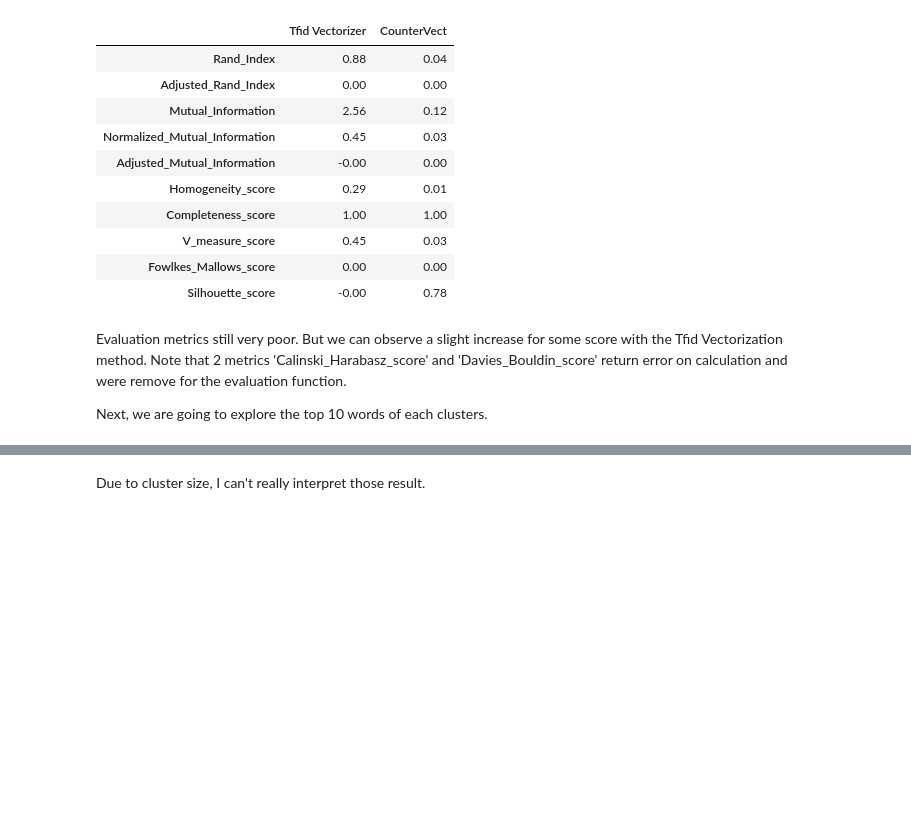
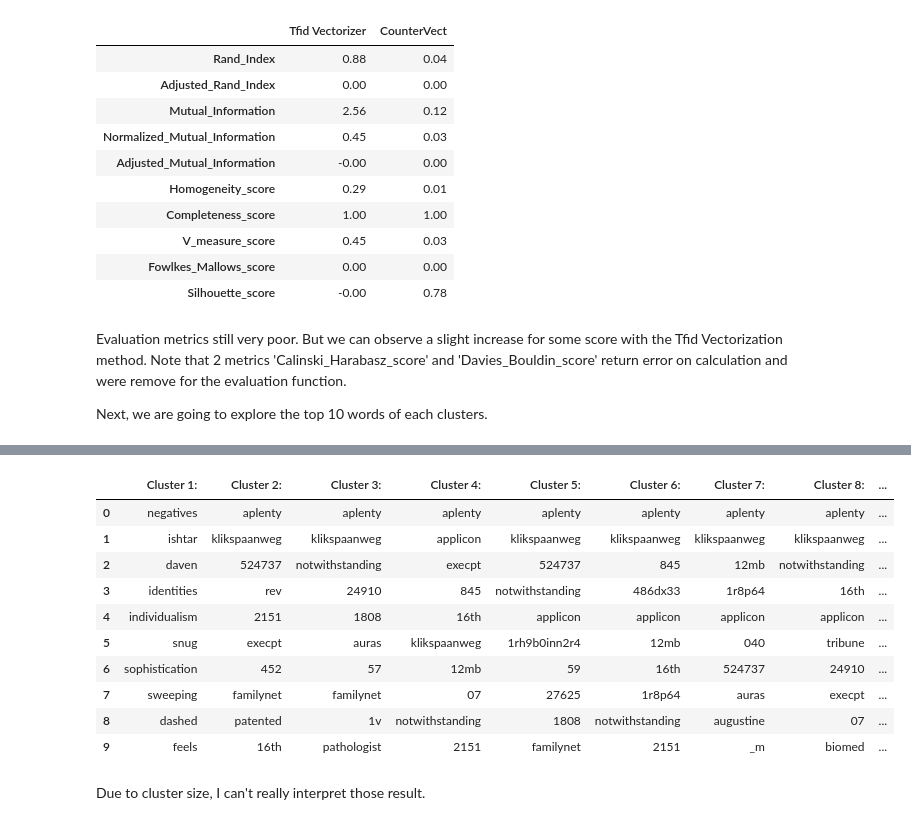
Before and after one commit to FabienS2A/simplon_datai_2025, a Jupyter notebook: notebook/20newsgroup_clust_bis.ipynb, the cells around one changed output, grey strips where cells are left out. Saved outputs shown, nothing was run; the diff lists cells and outputs as text; code cells hidden in the pictures; blank space fills up the shorter version.

```diff
--- a/notebook/20newsgroup_clust_bis.ipynb
+++ b/notebook/20newsgroup_clust_bis.ipynb
@@ -762,3 +707,18 @@ Cluster 2:
+# %%
+top_10_Tfid_short = cluster_top_words(model_CountV_short, CountV, k, 10)
+top_10_Tfid_short
+# %% [output]
+|  | Cluster 1: | Cluster 2: | Cluster 3: | Cluster 4: | Cluster 5: | Cluster 6: | Cluster 7: | Cluster 8: | ... |
+| 0 | negatives | aplenty | aplenty | aplenty | aplenty | aplenty | aplenty | aplenty | ... |
+| 1 | ishtar | klikspaanweg | klikspaanweg | applicon | klikspaanweg | klikspaanweg | klikspaanweg | klikspaanweg | ... |
+| 2 | daven | 524737 | notwithstanding | execpt | 524737 | 845 | 12mb | notwithstanding | ... |
+| 3 | identities | rev | 24910 | 845 | notwithstanding | 486dx33 | 1r8p64 | 16th | ... |
+| 4 | individualism | 2151 | 1808 | 16th | applicon | applicon | applicon | applicon | ... |
+| 5 | snug | execpt | auras | klikspaanweg | 1rh9b0inn2r4 | 12mb | 040 | tribune | ... |
+| 6 | sophistication | 452 | 57 | 12mb | 59 | 16th | 524737 | 24910 | ... |
+| 7 | sweeping | familynet | familynet | 07 | 27625 | 1r8p64 | auras | execpt | ... |
+| 8 | dashed | patented | 1v | notwithstanding | 1808 | notwithstanding | augustine | 07 | ... |
+| 9 | feels | 16th | pathologist | 2151 | familynet | 2151 | _m | biomed | ... |
 # %% [markdown]
 Due to cluster size, I can't really interpret those result.
 # %% [markdown]
```
Also changed, not shown: parts of 9 cells of this notebook.
